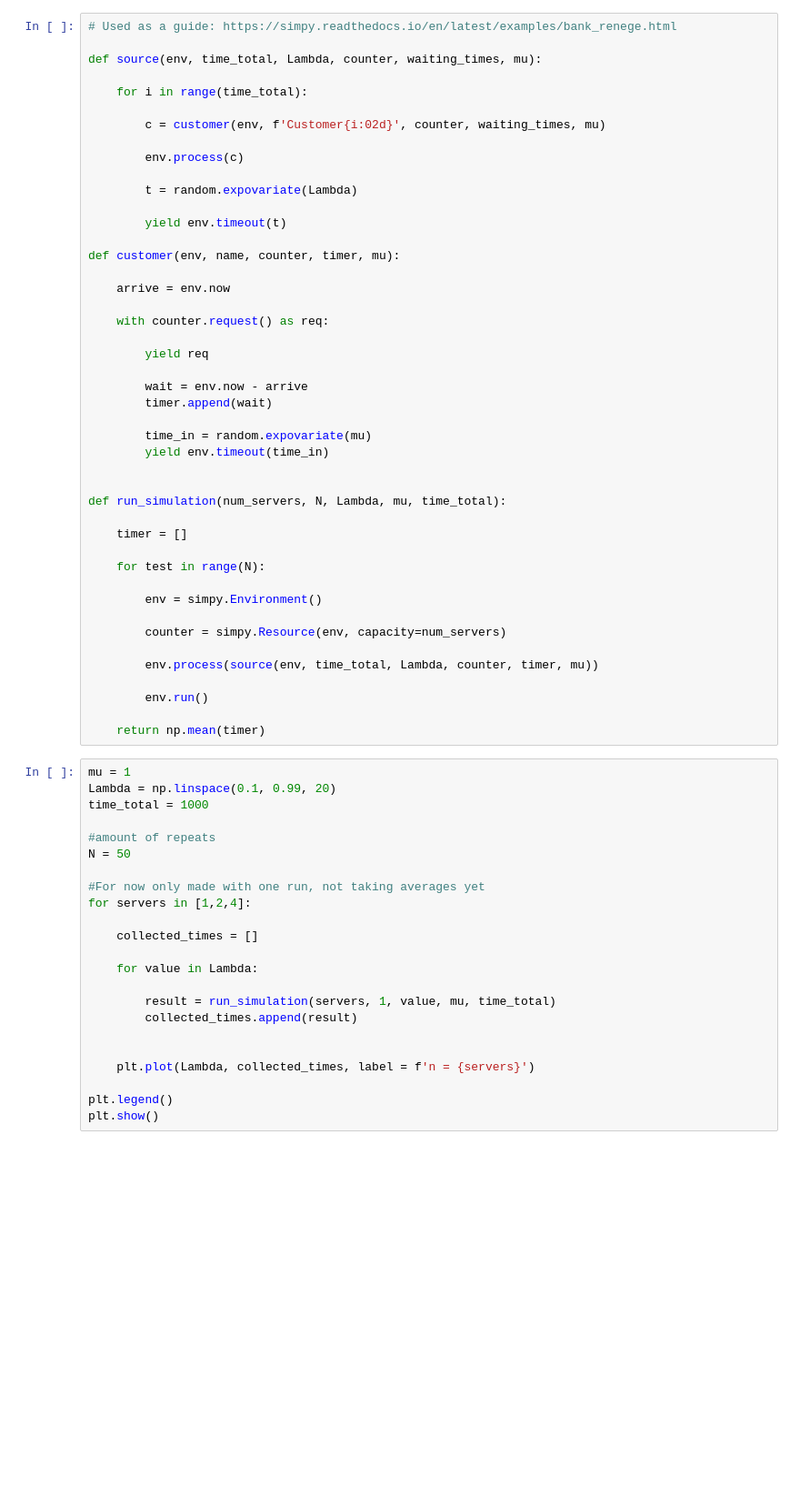
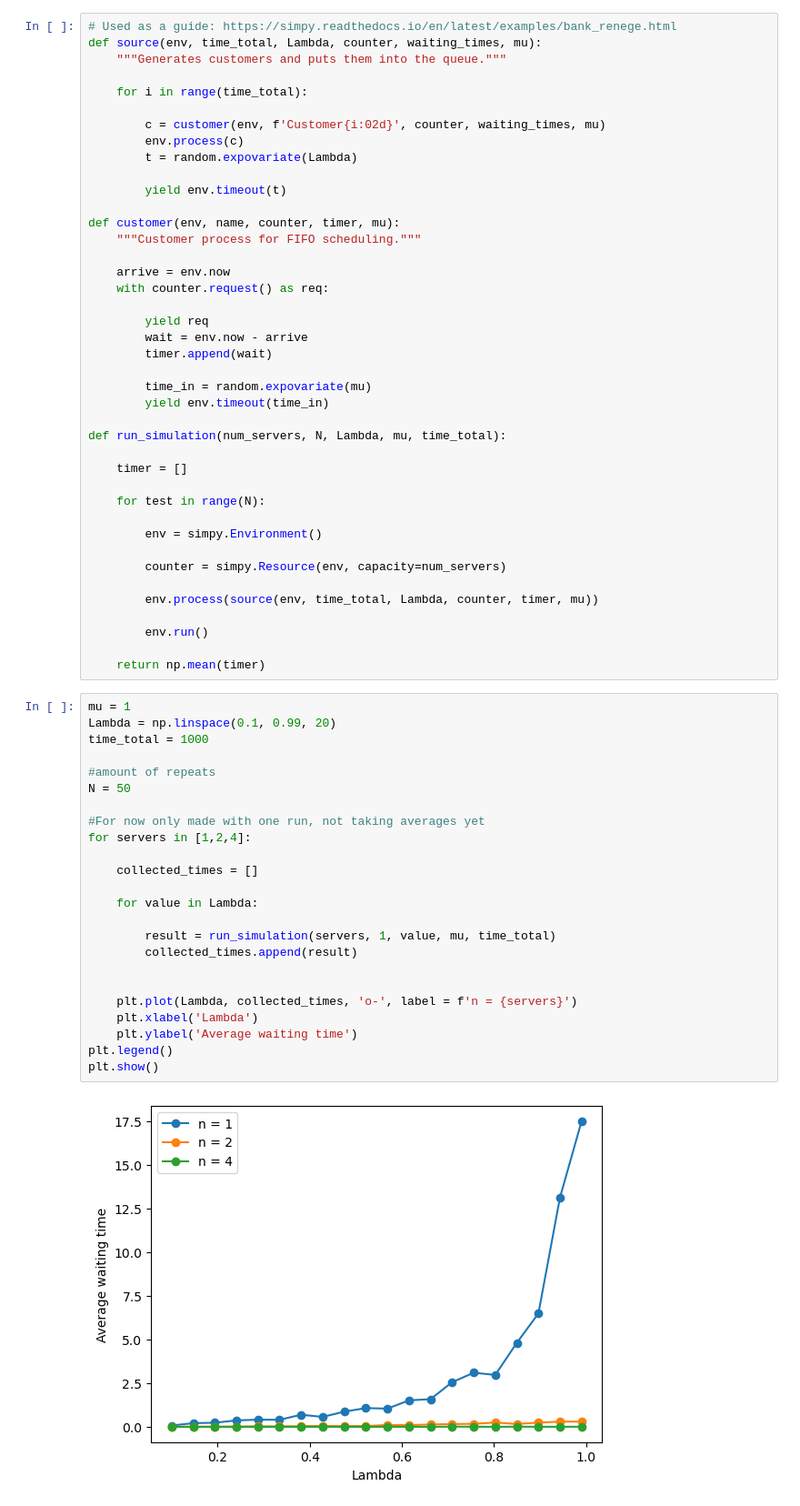
Before and after one commit to luka-waronig/Stochastic_sim_assignment_2, a Jupyter notebook: assignment_2.ipynb, the cells around one changed output. Shown at 91% size. Saved outputs shown, nothing was run; the diff lists cells and outputs as text; blank space fills up the shorter version.

```diff
--- a/assignment_2.ipynb
+++ b/assignment_2.ipynb
@@ -8,32 +87,28 @@ ModuleNotFoundError: No module named 'simpy'
 # %%
 # Used as a guide: https://simpy.readthedocs.io/en/latest/examples/bank_renege.html
-
 def source(env, time_total, Lambda, counter, waiting_times, mu):
+    """Generates customers and puts them into the queue."""
 
     for i in range(time_total):
 
         c = customer(env, f'Customer{i:02d}', counter, waiting_times, mu)
-
         env.process(c)
-
         t = random.expovariate(Lambda)
 
         yield env.timeout(t)
 
 def customer(env, name, counter, timer, mu):
+    """Customer process for FIFO scheduling."""
 
     arrive = env.now
-
     with counter.request() as req:
 
         yield req
-
         wait = env.now - arrive
         timer.append(wait)
 
         time_in = random.expovariate(mu)
         yield env.timeout(time_in)
-
 
 def run_simulation(num_servers, N, Lambda, mu, time_total):
 
@@ -53,24 +128,27 @@ def run_simulation(num_servers, N, Lambda, mu, time_total):
 # %%
 mu = 1
 Lambda = np.linspace(0.1, 0.99, 20)
 time_total = 1000
 
 #amount of repeats
 N = 50
 
 #For now only made with one run, not taking averages yet
 for servers in [1,2,4]:
 
     collected_times = []
 
     for value in Lambda:
 
         result = run_simulation(servers, 1, value, mu, time_total)
         collected_times.append(result)
 
 
-    plt.plot(Lambda, collected_times, label = f'n = {servers}')
-
+    plt.plot(Lambda, collected_times, 'o-', label = f'n = {servers}')
+    plt.xlabel('Lambda')
+    plt.ylabel('Average waiting time')
 plt.legend()
 plt.show()
+# %% [output]
+[figure, added]
 # %%
```
Also changed, not shown: parts of 5 cells of this notebook.
